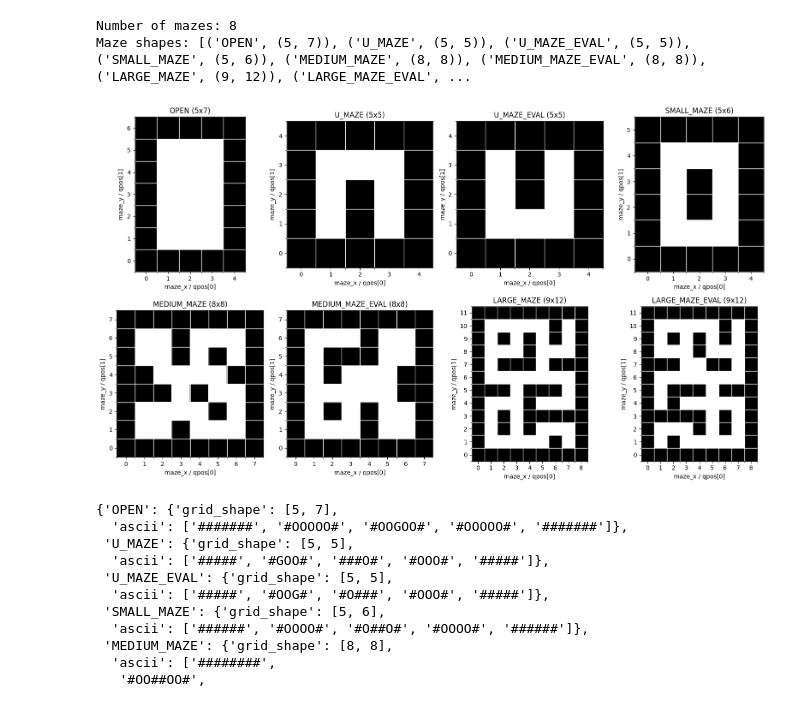
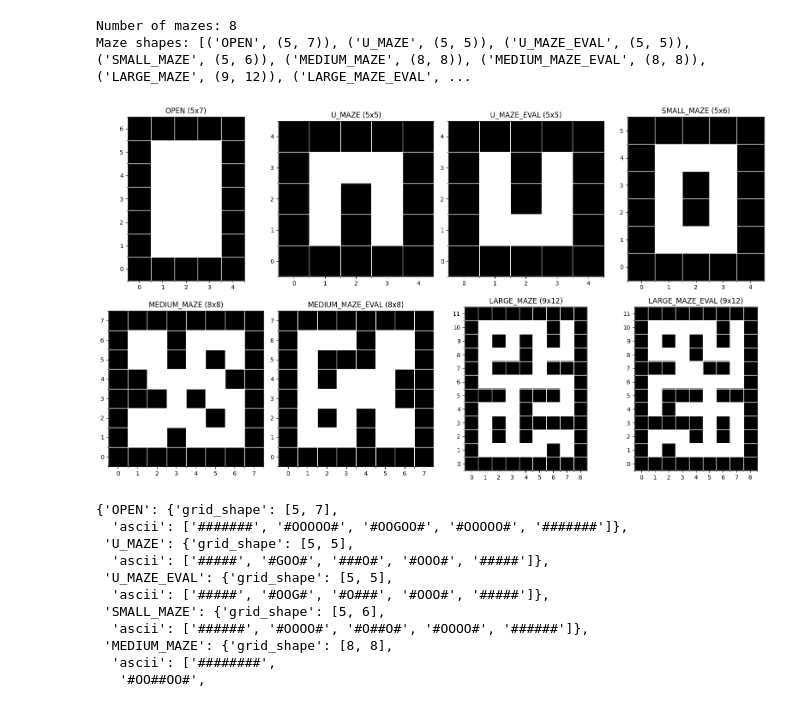
Before and after one commit to diankruger/4th-year-project, a Jupyter notebook: maze2d_discrete_8x8_gallery.ipynb, the cells around one changed output. Drawn from its saved outputs; the diff is of its cells as text; code cells hidden in the pictures.

```diff
--- a/maze2d_discrete_8x8_gallery.ipynb
+++ b/maze2d_discrete_8x8_gallery.ipynb
@@ -95,34 +95,32 @@ Maze shapes: [('OPEN', (5, 7)), ('U_MAZE', (5, 5)), ('U_MAZE_EVAL', (5, 5)), ('S
 # %%
 fig, axes = plt.subplots(2, 4, figsize=(16, 9))
 axes = axes.ravel()
 
 for ax, maze_name in zip(axes, maze_names):
     rows = maze_rows_by_name[str(maze_name)]
     maze = np.array([[1 if ch == "#" else 0 for ch in row] for row in rows], dtype=np.int32)
     ax.imshow(
         maze.T,
         origin="lower",
         cmap="Greys",
         vmin=0,
         vmax=1,
         extent=(-0.5, maze.shape[0] - 0.5, -0.5, maze.shape[1] - 0.5),
     )
     ax.set_title(f"{maze_name} ({maze.shape[0]}x{maze.shape[1]})")
     ax.set_xticks(np.arange(maze.shape[0]))
     ax.set_yticks(np.arange(maze.shape[1]))
     ax.set_xticks(np.arange(-0.5, maze.shape[0], 1), minor=True)
     ax.set_yticks(np.arange(-0.5, maze.shape[1], 1), minor=True)
     ax.grid(which="minor", color="white", linewidth=1.0)
-    ax.set_xlabel("maze_x / qpos[0]")
-    ax.set_ylabel("maze_y / qpos[1]")
 
 for ax in axes[len(maze_names):]:
     ax.axis("off")
 
 plt.tight_layout()
 plt.show()
 # %% [output]
-[figure, old version]
+[figure, new version]
 # %%
 maze_summary = {
     str(name): {"grid_shape": [len(rows), len(rows[0])], "ascii": rows}
```
Also changed, not shown: 17 other files.
